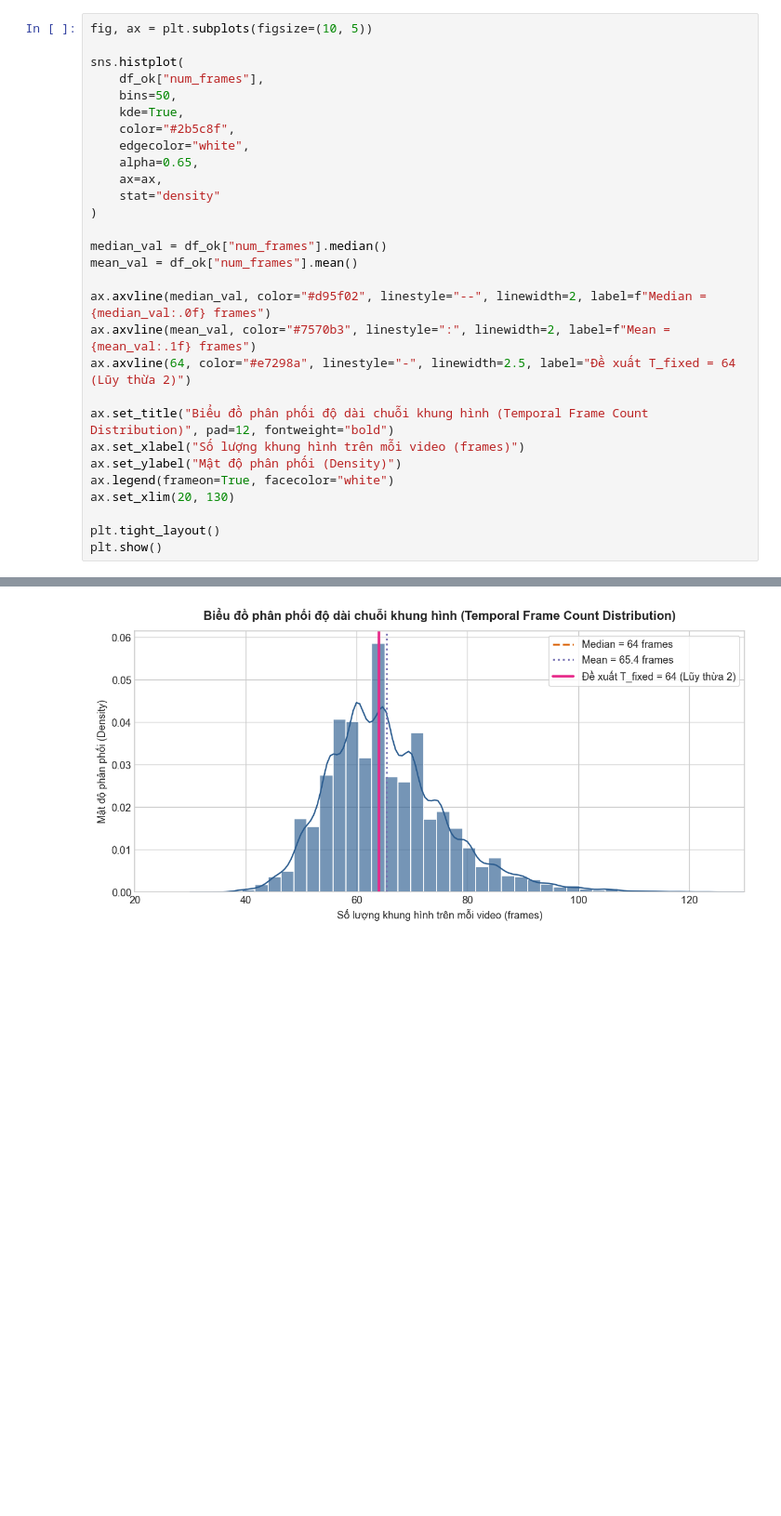
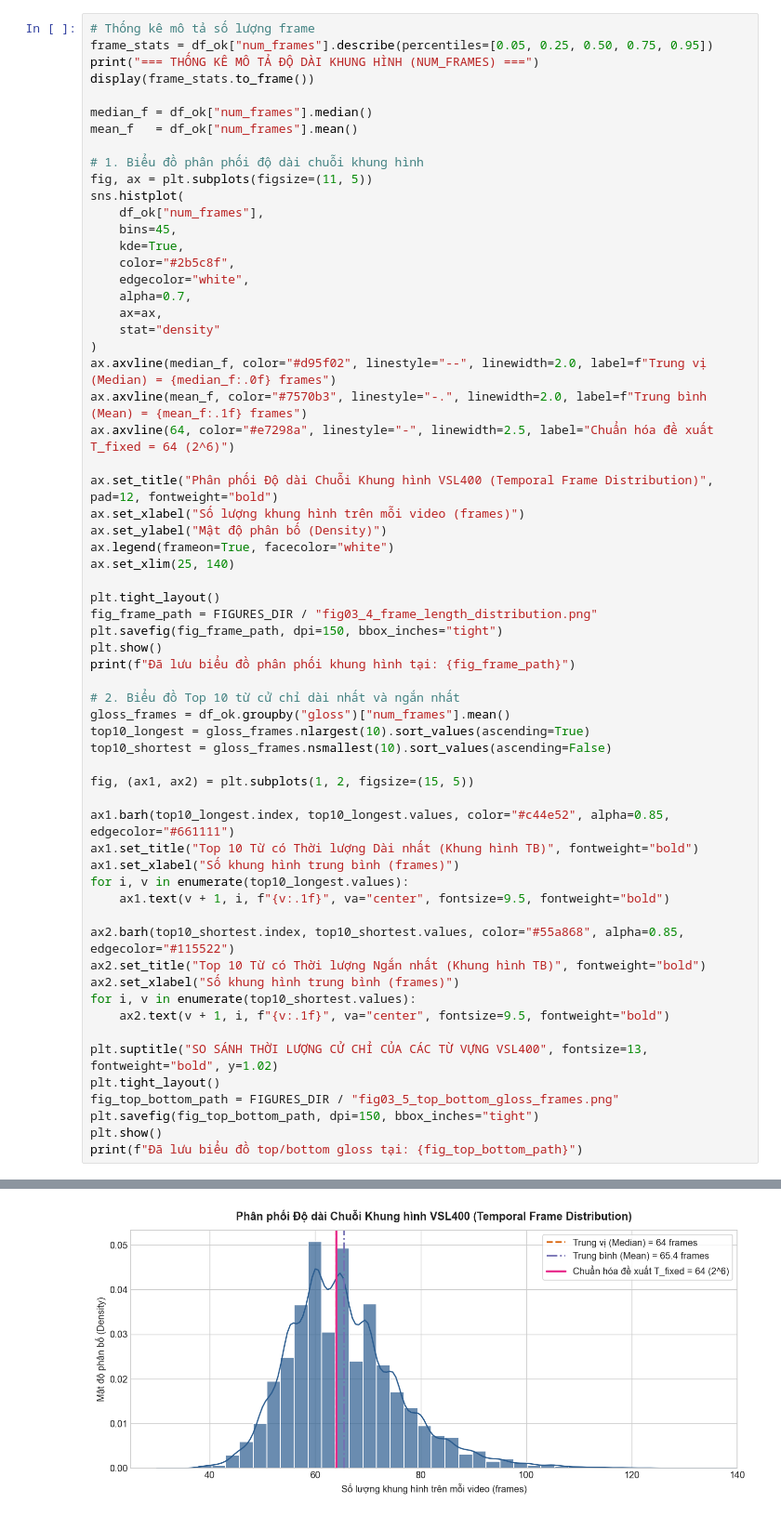
Before and after one commit to lhd0712/VSL-Recognition-System, a Jupyter notebook: src/data_processing/03_vsl400-extraction-analysis.ipynb, the cells around one changed output, grey strips where cells are left out. Shown at 93% size. Drawn from its saved outputs; the diff is of its cells as text; blank space fills up the shorter version.

```diff
--- a/src/data_processing/03_vsl400-extraction-analysis.ipynb
+++ b/src/data_processing/03_vsl400-extraction-analysis.ipynb
@@ -265,30 +641,63 @@ display(stats_df)
 # %%
-fig, ax = plt.subplots(figsize=(10, 5))
+# Thống kê mô tả số lượng frame
+frame_stats = df_ok["num_frames"].describe(percentiles=[0.05, 0.25, 0.50, 0.75, 0.95])
+print("=== THỐNG KÊ MÔ TẢ ĐỘ DÀI KHUNG HÌNH (NUM_FRAMES) ===")
+display(frame_stats.to_frame())
 
+median_f = df_ok["num_frames"].median()
+mean_f   = df_ok["num_frames"].mean()
+
+# 1. Biểu đồ phân phối độ dài chuỗi khung hình
+fig, ax = plt.subplots(figsize=(11, 5))
 sns.histplot(
     df_ok["num_frames"],
-    bins=50,
+    bins=45,
     kde=True,
     color="#2b5c8f",
     edgecolor="white",
-    alpha=0.65,
+    alpha=0.7,
     ax=ax,
     stat="density"
 )
+ax.axvline(median_f, color="#d95f02", linestyle="--", linewidth=2.0, label=f"Trung vị (Median) = {median_f:.0f} frames")
+ax.axvline(mean_f, color="#7570b3", linestyle="-.", linewidth=2.0, label=f"Trung bình (Mean) = {mean_f:.1f} frames")
+ax.axvline(64, color="#e7298a", linestyle="-", linewidth=2.5, label="Chuẩn hóa đề xuất T_fixed = 64 (2^6)")
 
-median_val = df_ok["num_frames"].median()
-mean_val = df_ok["num_frames"].mean()
-
-ax.axvline(median_val, color="#d95f02", linestyle="--", linewidth=2, label=f"Median = {median_val:.0f} frames")
-ax.axvline(mean_val, color="#7570b3", linestyle=":", linewidth=2, label=f"Mean = {mean_val:.1f} frames")
-ax.axvline(64, color="#e7298a", linestyle="-", linewidth=2.5, label="Đề xuất T_fixed = 64 (Lũy thừa 2)")
-
-ax.set_title("Biểu đồ phân phối độ dài chuỗi khung hình (Temporal Frame Count Distribution)", pad=12, fontweight="bold")
+ax.set_title("Phân phối Độ dài Chuỗi Khung hình VSL400 (Temporal Frame Distribution)", pad=12, fontweight="bold")
 ax.set_xlabel("Số lượng khung hình trên mỗi video (frames)")
-ax.set_ylabel("Mật độ phân phối (Density)")
+ax.set_ylabel("Mật độ phân bố (Density)")
 ax.legend(frameon=True, facecolor="white")
-ax.set_xlim(20, 130)
+ax.set_xlim(25, 140)
 
 plt.tight_layout()
+fig_frame_path = FIGURES_DIR / "fig03_4_frame_length_distribution.png"
+plt.savefig(fig_frame_path, dpi=150, bbox_inches="tight")
 plt.show()
+print(f"Đã lưu biểu đồ phân phối khung hình tại: {fig_frame_path}")
+
+# 2. Biểu đồ Top 10 từ cử chỉ dài nhất và ngắn nhất
+gloss_frames = df_ok.groupby("gloss")["num_frames"].mean()
+top10_longest = gloss_frames.nlargest(10).sort_values(ascending=True)
+top10_shortest = gloss_frames.nsmallest(10).sort_values(ascending=False)
+
+fig, (ax1, ax2) = plt.subplots(1, 2, figsize=(15, 5))
+
+ax1.barh(top10_longest.index, top10_longest.values, color="#c44e52", alpha=0.85, edgecolor="#661111")
+ax1.set_title("Top 10 Từ có Thời lượng Dài nhất (Khung hình TB)", fontweight="bold")
+ax1.set_xlabel("Số khung hình trung bình (frames)")
+for i, v in enumerate(top10_longest.values):
+    ax1.text(v + 1, i, f"{v:.1f}", va="center", fontsize=9.5, fontweight="bold")
+
+ax2.barh(top10_shortest.index, top10_shortest.values, color="#55a868", alpha=0.85, edgecolor="#115522")
+ax2.set_title("Top 10 Từ có Thời lượng Ngắn nhất (Khung hình TB)", fontweight="bold")
+ax2.set_xlabel("Số khung hình trung bình (frames)")
+for i, v in enumerate(top10_shortest.values):
+    ax2.text(v + 1, i, f"{v:.1f}", va="center", fontsize=9.5, fontweight="bold")
+
+plt.suptitle("SO SÁNH THỜI LƯỢNG CỬ CHỈ CỦA CÁC TỪ VỰNG VSL400", fontsize=13, fontweight="bold", y=1.02)
+plt.tight_layout()
+fig_top_bottom_path = FIGURES_DIR / "fig03_5_top_bottom_gloss_frames.png"
+plt.savefig(fig_top_bottom_path, dpi=150, bbox_inches="tight")
+plt.show()
+print(f"Đã lưu biểu đồ top/bottom gloss tại: {fig_top_bottom_path}")
 # %% [output]
@@ -295 +716 @@ plt.show()
-[figure, old version]
+[figure, new version]
```
Also changed, not shown: parts of 32 cells of this notebook, 53 other files.
